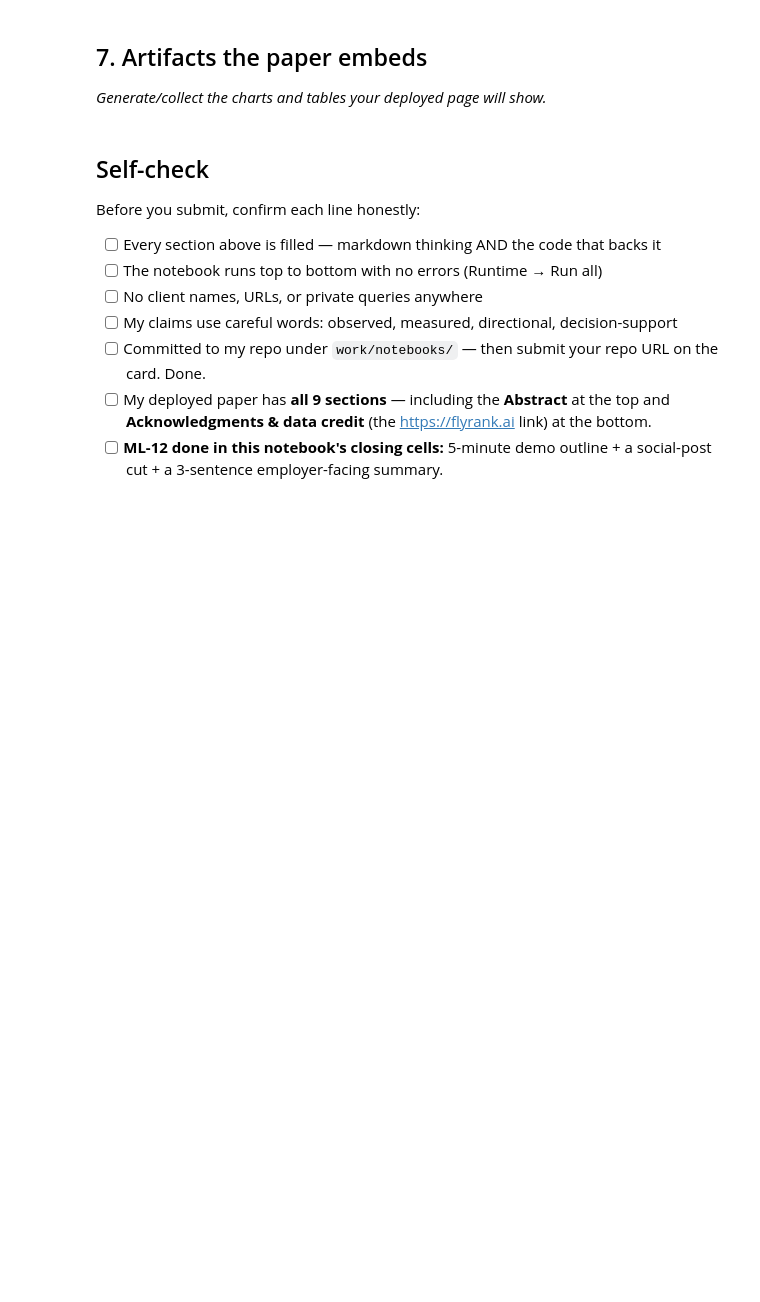
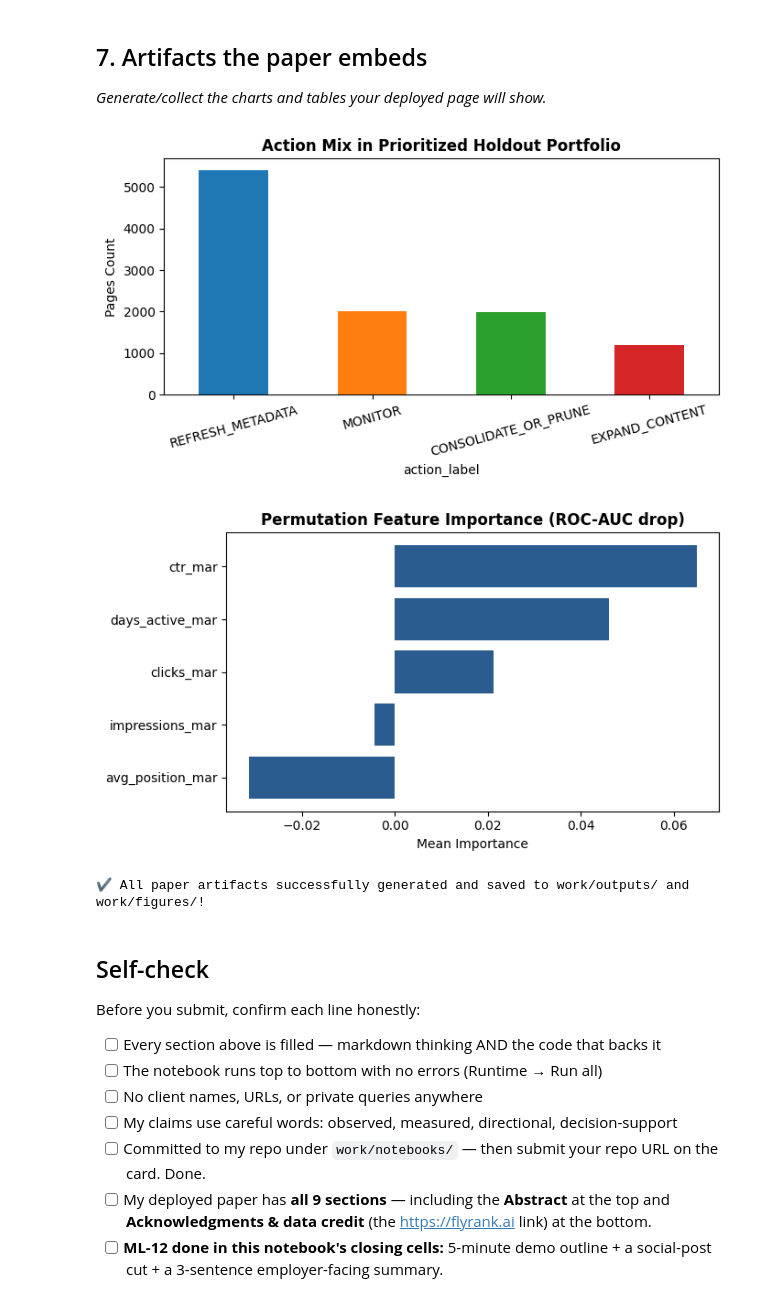
Before and after one commit to Venomm777/FlyAi, a Jupyter notebook: work/notebooks/capstone.ipynb, the cells around one changed output. Drawn from its saved outputs; the diff is of its cells as text; code cells hidden in the pictures; blank space fills up the shorter version.

```diff
--- a/work/notebooks/capstone.ipynb
+++ b/work/notebooks/capstone.ipynb
@@ -32,0 +128,15 @@ This skeleton is yours to fill. Work the sections **in order** — each one has
+# %%
+feature_cols = ["impressions_mar", "clicks_mar", "avg_position_mar", "ctr_mar", "days_active_mar"]
+X = df_capstone[feature_cols].fillna(0)
+y = df_capstone["is_declining_label"].values
+groups = df_capstone["client_hash_id"].values
+
+gss = GroupShuffleSplit(n_splits=1, test_size=0.25, random_state=42)
+train_idx, test_idx = next(gss.split(X, y, groups=groups))
+
+X_train, X_test = X.iloc[train_idx], X.iloc[test_idx]
+y_train, y_test = y[train_idx], y[test_idx]
+df_test = df_capstone.iloc[test_idx].copy()
+
+print(f"Train set: {len(X_train):,} rows ({df_capstone.iloc[train_idx]['client_hash_id'].nunique()} clients)")
+print(f"Holdout set: {len(X_test):,} rows ({df_capstone.iloc[test_idx]['client_hash_id'].nunique()} clients)")
@@ -34,6 +242,50 @@ This skeleton is yours to fill. Work the sections **in order** — each one has
 ## 7. Artifacts the paper embeds
 
 *Generate/collect the charts and tables your deployed page will show.*
+# %%
+# 1. Save Queue CSV
+ranked_queue.to_csv("work/outputs/capstone_action_queue.csv", index=False)
+
+# 2. Figure 1: Action Mix
+fig1, ax1 = plt.subplots(figsize=(7, 4))
+ranked_queue["action_label"].value_counts().plot(kind="bar", color=["#1f77b4", "#ff7f0e", "#2ca02c", "#d62728"], ax=ax1)
+ax1.set_title("Action Mix in Prioritized Holdout Portfolio", fontweight="bold")
+ax1.set_ylabel("Pages Count")
+plt.xticks(rotation=15)
+plt.tight_layout()
+fig1.savefig("work/figures/capstone_action_mix.png", dpi=200)
+plt.show()
+
+# 3. Figure 2: Permutation Feature Importance
+perm = permutation_importance(rf, X_test, y_test, n_repeats=10, random_state=42, scoring="roc_auc")
+fig2, ax2 = plt.subplots(figsize=(7, 4))
+sorted_idx = perm.importances_mean.argsort()
+ax2.barh([feature_cols[i] for i in sorted_idx], perm.importances_mean[sorted_idx], color="#2b5c8f")
+ax2.set_title("Permutation Feature Importance (ROC-AUC drop)", fontweight="bold")
+ax2.set_xlabel("Mean Importance")
+plt.tight_layout()
+fig2.savefig("work/figures/capstone_feature_importance.png", dpi=200)
+plt.show()
+
+# 4. Save JSON metrics receipt
+metrics_receipt = {
+    "baseline_p50": round(p50_b, 4),
+    "model_p50": round(p50_rf, 4),
+    "baseline_roc_auc": round(roc_b, 4),
+    "model_roc_auc": round(roc_rf, 4),
+    "baseline_pr_auc": round(pr_b, 4),
+    "model_pr_auc": round(pr_rf, 4),
+    "holdout_client_count": int(df_capstone.iloc[test_idx]['client_hash_id'].nunique()),
+    "total_evaluated_urls": int(len(df_test))
+}
+with open("work/outputs/capstone_metrics.json", "w") as f:
+    json.dump(metrics_receipt, f, indent=2)
+
+print("✔ All paper artifacts successfully generated and saved to work/outputs/ and work/figures/!")
+# %% [output]
+[figure, added]
+[figure, added]
+✔ All paper artifacts successfully generated and saved to work/outputs/ and work/figures/!
 # %% [markdown]
 ## Self-check
 
```
Also changed, not shown: parts of 18 cells of this notebook.
